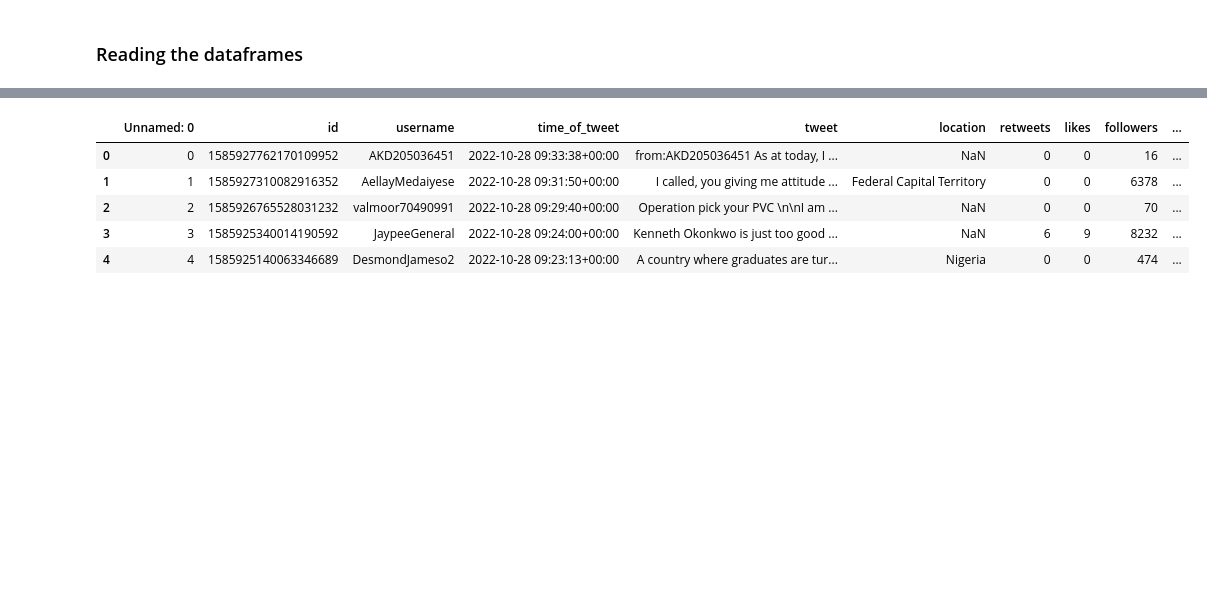
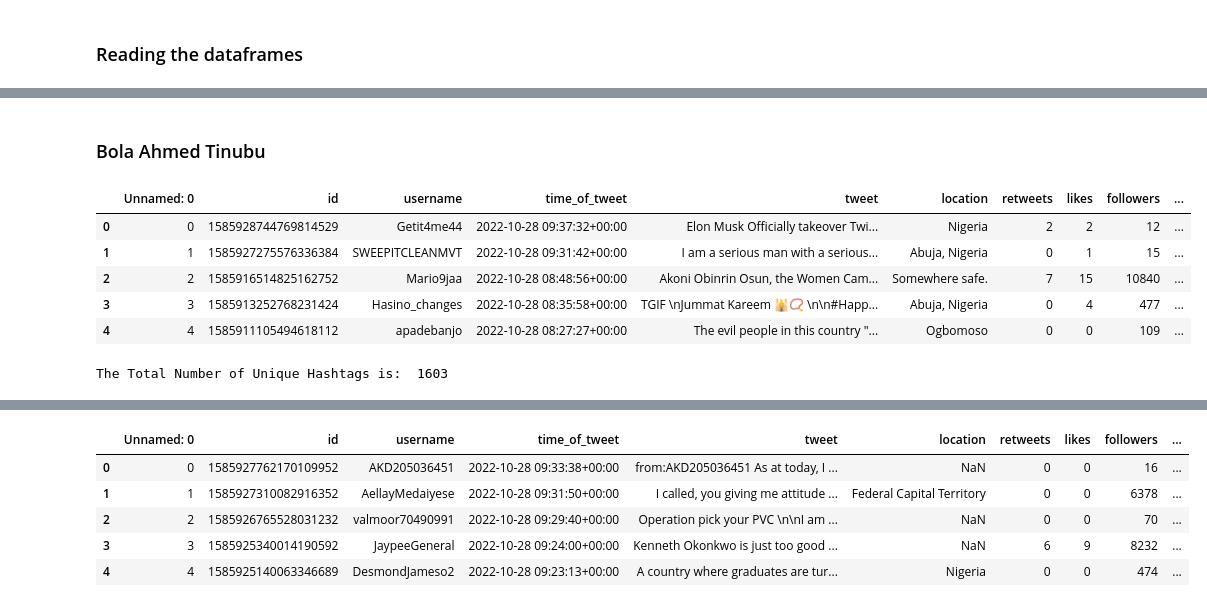
Before and after one commit to PrinssAlex/Presidential_Election_Results_2023, a Jupyter notebook: 2023elections.ipynb, the cells around one changed output, grey strips where cells are left out. Drawn from its saved outputs; the diff is of its cells as text; code cells hidden in the pictures; blank space fills up the shorter version.

```diff
--- a/2023elections.ipynb
+++ b/2023elections.ipynb
@@ -281,0 +365,34 @@ def getHashtags(tweet):
+# %% [markdown]
+### Bola Ahmed Tinubu
+# %%
+bat_df['hashtags']=bat_df['tweet'].apply(getHashtags)
+bat_df.head()
+# %% [output]
+|  | Unnamed: 0 | id | username | time_of_tweet | tweet | location | retweets | likes | followers | ... |
+| 0 | 0 | 1585928744769814529 | Getit4me44 | 2022-10-28 09:37:32+00:00 | Elon Musk Officially takeover Twi... | Nigeria | 2 | 2 | 12 | ... |
+| 1 | 1 | 1585927275576336384 | SWEEPITCLEANMVT | 2022-10-28 09:31:42+00:00 | I am a serious man with a serious... | Abuja, Nigeria | 0 | 1 | 15 | ... |
+| 2 | 2 | 1585916514825162752 | Mario9jaa | 2022-10-28 08:48:56+00:00 | Akoni Obinrin Osun, the Women Cam... | Somewhere safe. | 7 | 15 | 10840 | ... |
+| 3 | 3 | 1585913252768231424 | Hasino_changes | 2022-10-28 08:35:58+00:00 | TGIF \nJummat Kareem 🕌📿 \n\n#Happ... | Abuja, Nigeria | 0 | 4 | 477 | ... |
+| 4 | 4 | 1585911105494618112 | apadebanjo | 2022-10-28 08:27:27+00:00 | The evil people in this country "... | Ogbomoso | 0 | 0 | 109 | ... |
+# %%
+# Store hashtags in a list
+hashtags_list=bat_df['hashtags'].tolist()
+
+# Iterate over all hashtags and split where there is more than one hashtag per row of data
+hashtags = []
+for item in hashtags_list:
+    item = item.split()
+    for i in item:
+        hashtags.append(i)
+
+# Importing Collection module to determine unique count of all hashtags used
+from collections import Counter
+
+# Determine Unique count of all hashtags used
+counts=Counter(hashtags)
+hashtags_df=pd.DataFrame.from_dict(counts, orient='index').reset_index()
+hashtags_df.columns=['hashtags', 'count']
+hashtags_df.sort_values(by='count', ascending=False, inplace=True)
+print("The Total Number of Unique Hashtags is: ", hashtags_df.shape[0])
+# %% [output]
+The Total Number of Unique Hashtags is:  1603
```
Also changed, not shown: parts of 28 cells of this notebook.
